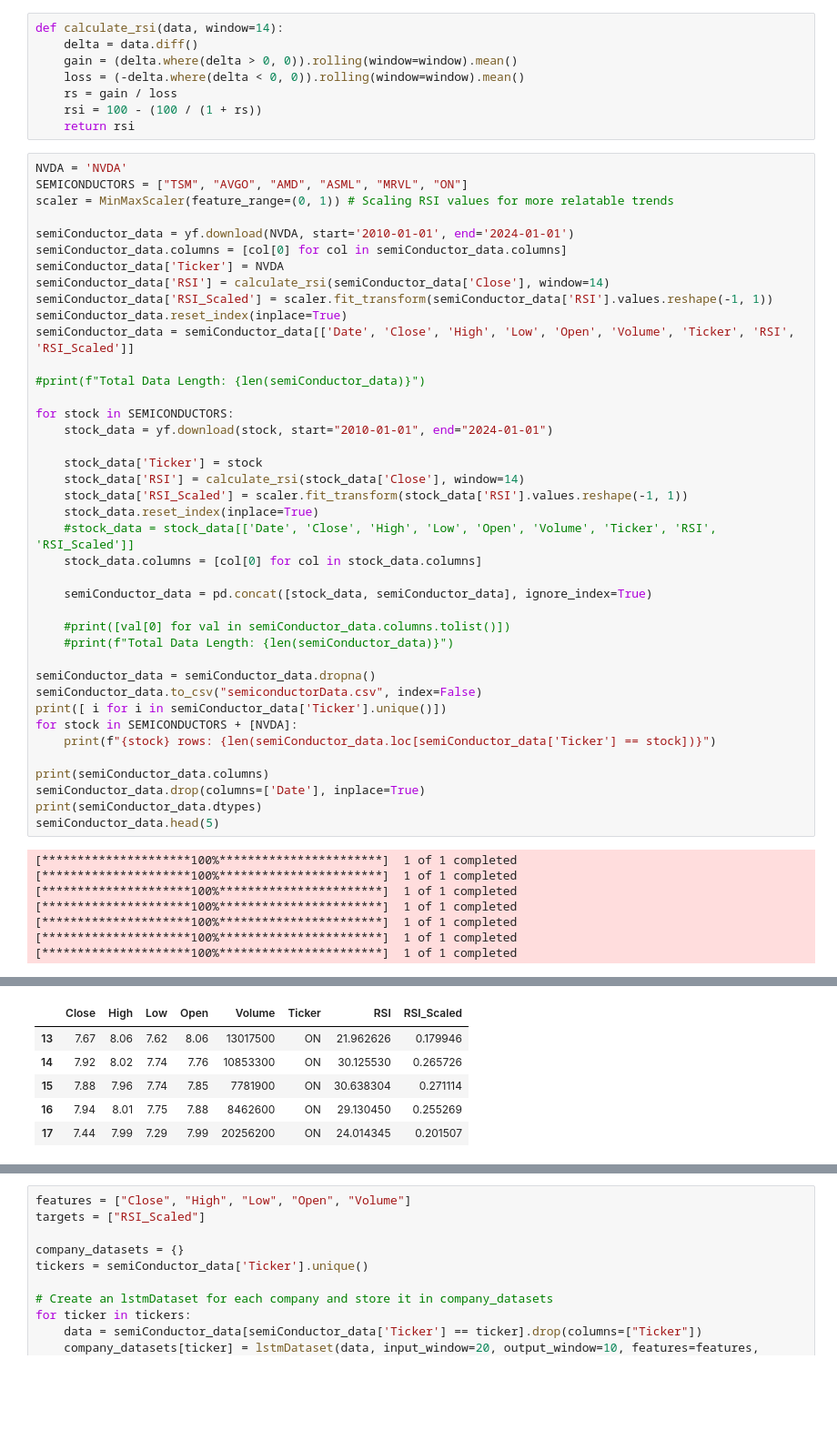
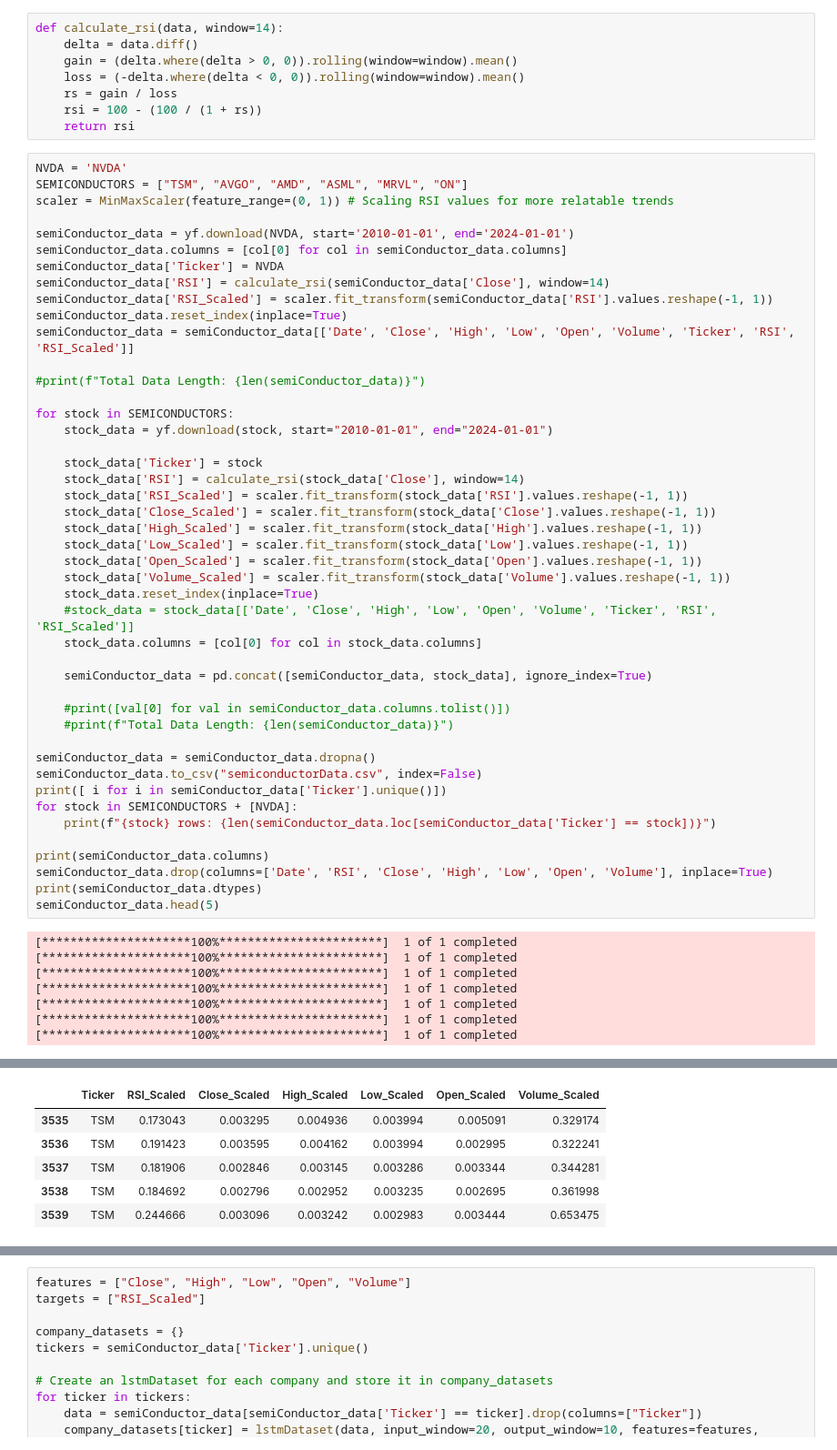
Before and after one commit to Retrospek/AlgorithmicTrading, a Jupyter notebook: backend/ArtificialIntelligence/eda.ipynb, the cells around one changed output, grey strips where cells are left out. Shown: that part at 91% size. Saved outputs shown, nothing was run; the diff lists cells and outputs as text; blank space fills up the shorter version.

```diff
--- a/backend/ArtificialIntelligence/eda.ipynb
+++ b/backend/ArtificialIntelligence/eda.ipynb
@@ -70,11 +72,16 @@ for stock in SEMICONDUCTORS:
     stock_data['Ticker'] = stock
     stock_data['RSI'] = calculate_rsi(stock_data['Close'], window=14)
     stock_data['RSI_Scaled'] = scaler.fit_transform(stock_data['RSI'].values.reshape(-1, 1))
+    stock_data['Close_Scaled'] = scaler.fit_transform(stock_data['Close'].values.reshape(-1, 1))
+    stock_data['High_Scaled'] = scaler.fit_transform(stock_data['High'].values.reshape(-1, 1))
+    stock_data['Low_Scaled'] = scaler.fit_transform(stock_data['Low'].values.reshape(-1, 1))
+    stock_data['Open_Scaled'] = scaler.fit_transform(stock_data['Open'].values.reshape(-1, 1))
+    stock_data['Volume_Scaled'] = scaler.fit_transform(stock_data['Volume'].values.reshape(-1, 1))
     stock_data.reset_index(inplace=True)
     #stock_data = stock_data[['Date', 'Close', 'High', 'Low', 'Open', 'Volume', 'Ticker', 'RSI', 'RSI_Scaled']]
     stock_data.columns = [col[0] for col in stock_data.columns]
 
-    semiConductor_data = pd.concat([stock_data, semiConductor_data], ignore_index=True)
+    semiConductor_data = pd.concat([semiConductor_data, stock_data], ignore_index=True)
 
     #print([val[0] for val in semiConductor_data.columns.tolist()])
     #print(f"Total Data Length: {len(semiConductor_data)}")
@@ -86,7 +93,7 @@ for stock in SEMICONDUCTORS + [NVDA]:
     print(f"{stock} rows: {len(semiConductor_data.loc[semiConductor_data['Ticker'] == stock])}")
 
 print(semiConductor_data.columns)
-semiConductor_data.drop(columns=['Date'], inplace=True)
+semiConductor_data.drop(columns=['Date', 'RSI', 'Close', 'High', 'Low', 'Open', 'Volume'], inplace=True)
 print(semiConductor_data.dtypes)
 semiConductor_data.head(5)
 # %% [output]
@@ -117,10 +123,10 @@ RSI_Scaled    float64
 dtype: object
-|  | Close | High | Low | Open | Volume | Ticker | RSI | RSI_Scaled |
-| 13 | 7.67 | 8.06 | 7.62 | 8.06 | 13017500 | ON | 21.962626 | 0.179946 |
-| 14 | 7.92 | 8.02 | 7.74 | 7.76 | 10853300 | ON | 30.125530 | 0.265726 |
-| 15 | 7.88 | 7.96 | 7.74 | 7.85 | 7781900 | ON | 30.638304 | 0.271114 |
-| 16 | 7.94 | 8.01 | 7.75 | 7.88 | 8462600 | ON | 29.130450 | 0.255269 |
-| 17 | 7.44 | 7.99 | 7.29 | 7.99 | 20256200 | ON | 24.014345 | 0.201507 |
+|  | Ticker | RSI_Scaled | Close_Scaled | High_Scaled | Low_Scaled | Open_Scaled | Volume_Scaled |
+| 3535 | TSM | 0.173043 | 0.003295 | 0.004936 | 0.003994 | 0.005091 | 0.329174 |
+| 3536 | TSM | 0.191423 | 0.003595 | 0.004162 | 0.003994 | 0.002995 | 0.322241 |
+| 3537 | TSM | 0.181906 | 0.002846 | 0.003145 | 0.003286 | 0.003344 | 0.344281 |
+| 3538 | TSM | 0.184692 | 0.002796 | 0.002952 | 0.003235 | 0.002695 | 0.361998 |
+| 3539 | TSM | 0.244666 | 0.003096 | 0.003242 | 0.002983 | 0.003444 | 0.653475 |
 # %%
 class lstmDataset(Dataset):
     def __init__(self, data, features, targets, input_window=20, output_window=10):
```
Also changed, not shown: parts of 5 cells of this notebook, 1 other file.
